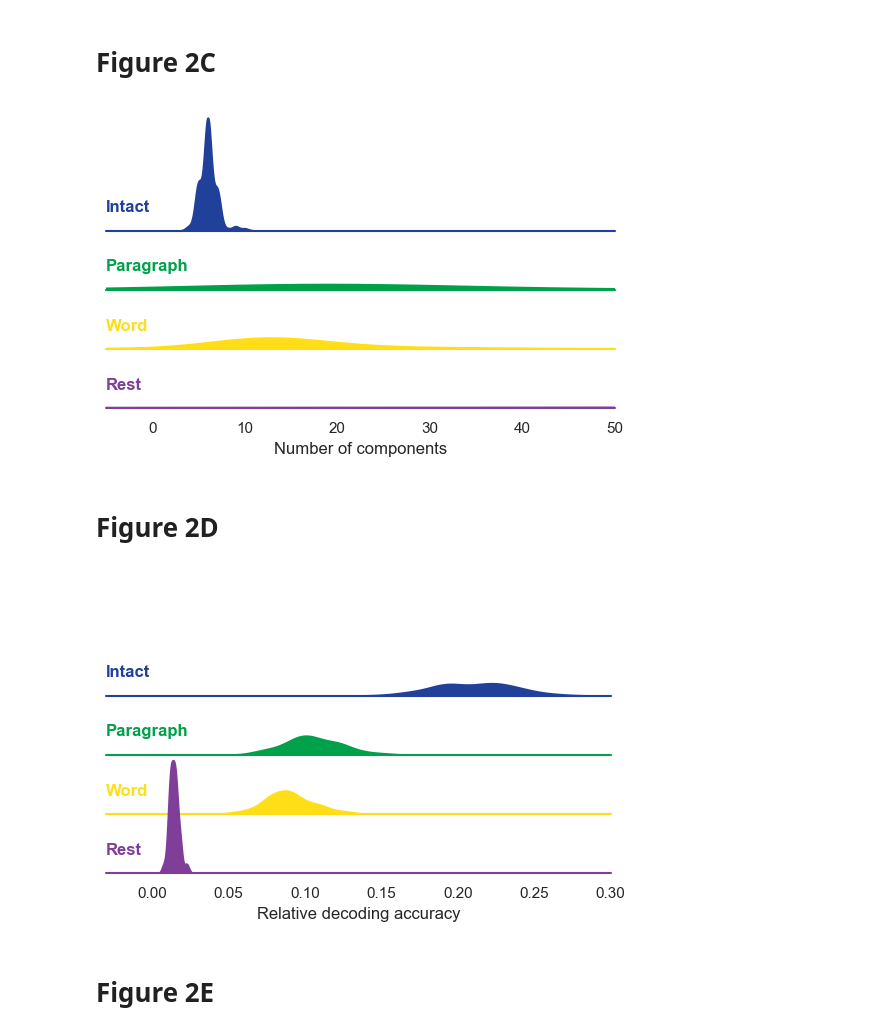
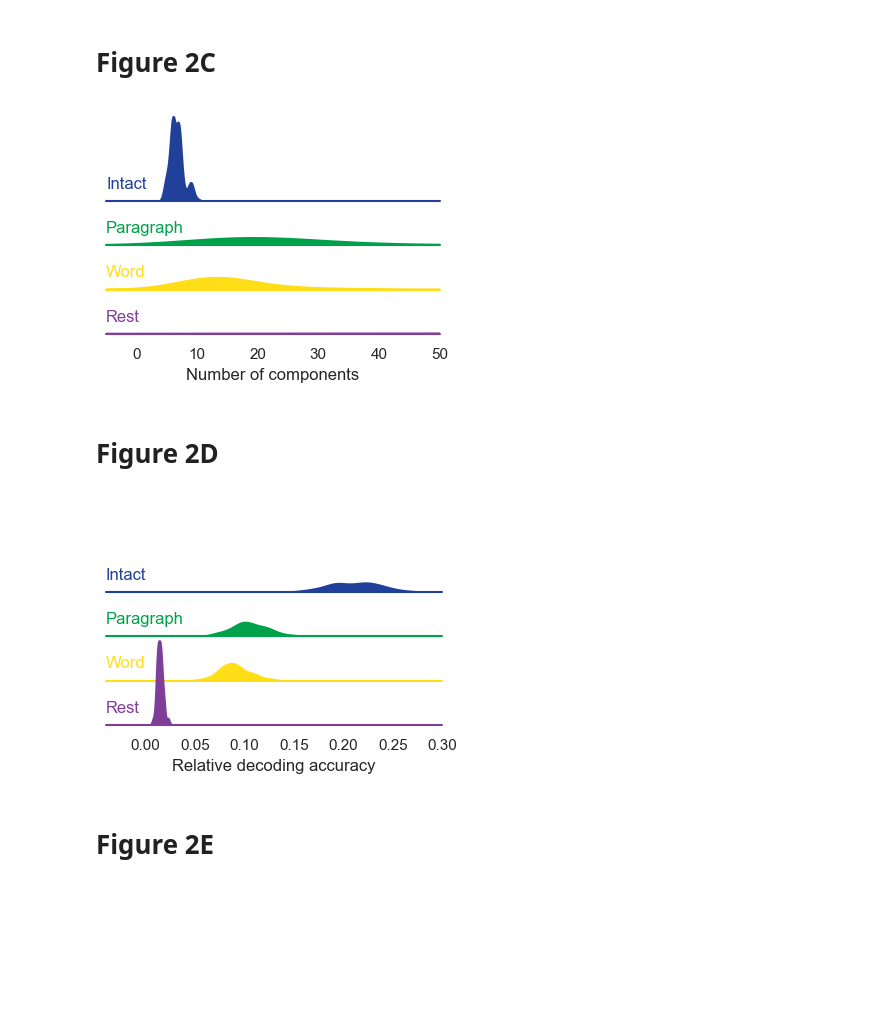
Before and after one commit to ContextLab/pca_paper, a Jupyter notebook: code/notebooks/decoding_and_compression.ipynb, the cells around one changed output. Saved outputs shown, nothing was run; the diff lists cells and outputs as text; code cells hidden in the pictures; blank space fills up the shorter version.

Commit message:
added stats, updated figures 2 and 3 (including captions)

```diff
--- a/code/notebooks/decoding_and_compression.ipynb
+++ b/code/notebooks/decoding_and_compression.ipynb
@@ -195,6 +194,7 @@ def plot_accuracy(x, fname=None):
 def info_and_compressibility(d, target=0.05):
     def closest(x, target):
         dists = np.abs(x.values - target)
+        dists[x.values < target] += 10 * np.max(dists)
         return int(x.index.values[np.argmin(dists)])
 
     df = []
@@ -229,6 +229,7 @@ def plot_info_and_compressibility_scatter(x, fname=None):
     return fig
 # %%
 def ridge_plot(x, column='Number of components', fname=None, xlim=[-99, 700]):
+
     sns.set_theme(style="white", rc={"axes.facecolor": (0, 0, 0, 0)})
     g = sns.FacetGrid(x, row='Condition', hue='Condition', palette=[condition_colors[c] for c in conditions], height=1, aspect=6)
     g.map(sns.kdeplot, column, bw_adjust=1, clip_on=True, fill=True, alpha=1, common_norm=True, linewidth=1.5)
@@ -236,7 +237,7 @@ def ridge_plot(x, column='Number of components', fname=None, xlim=[-99, 700]):
 
     def label(x, color, label):
         ax = plt.gca()
-        ax.text(0, 0.2, label.capitalize(), fontweight='bold', color=color, ha='left', va='center', transform=ax.transAxes)
+        ax.text(0, 0.2, label.capitalize(), color=color, ha='left', va='center', transform=ax.transAxes)
 
     g.map(label, 'Condition')
 
@@ -245,6 +246,9 @@ def ridge_plot(x, column='Number of components', fname=None, xlim=[-99, 700]):
     g.set(yticks=[], ylabel="")
     g.despine(bottom=True, left=True)
 
+    fig = plt.gcf()
+    fig.set_size_inches(4, 3)
+
     ax = plt.gca()
     ax.set_xlim(xlim[0], xlim[1])
     ax.set_xlabel(column, fontsize=12)
@@ -282,13 +286,13 @@ fig.savefig(os.path.join(figdir, 'decoding_full_zoomed.pdf'), bbox_inches='tight
 # %%
 ridge_plot(info_and_compressibility(decoding_results['full'], target=0.05), column='Number of components', xlim=[-5, 50], fname='n_components_dists_full')
 # %% [output]
-[figure, old version]
+[figure, new version]
 # %% [markdown]
 # Figure 2D
 # %%
-ridge_plot(info_and_compressibility(decoding_results['full']), column='Relative decoding accuracy', xlim=[-0.03, 0.3], fname='decoding_accuracy_dists_full')
+ridge_plot(info_and_compressibility(decoding_results['full']), column='Relative decoding accuracy', xlim=[-0.04, 0.3], fname='decoding_accuracy_dists_full')
 # %% [output]
-[figure, old version]
+[figure, new version]
 # %% [markdown]
 # Figure 2E
 # %%
```
Also changed, not shown: parts of 18 cells of this notebook, 25 other files.
